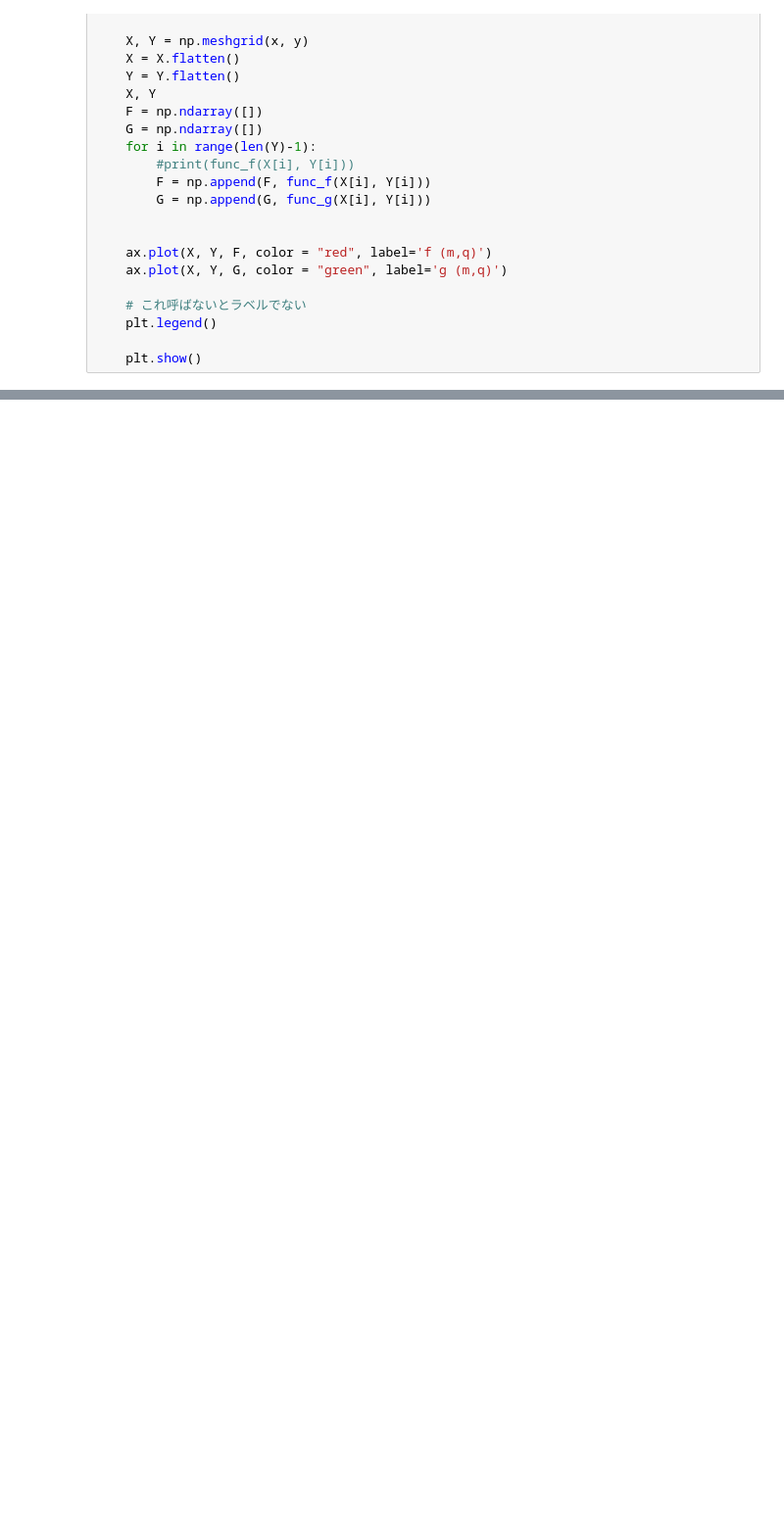
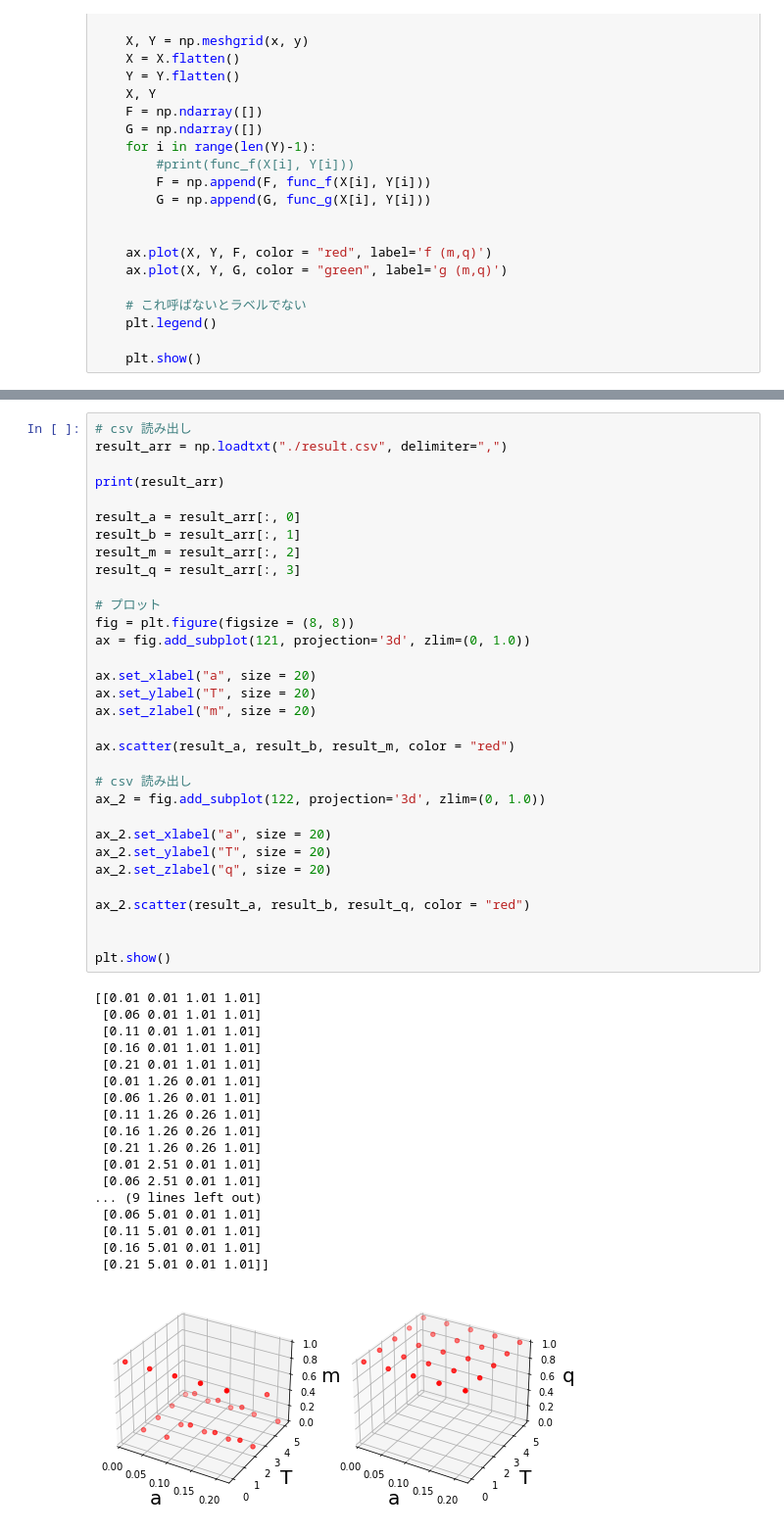
Before and after one commit to yamoyamoto/jupyter, a Jupyter notebook: fp_model/PhaseDiagram.ipynb, the cells around one changed output, grey strips where cells are left out. Shown: that part at 98% size. Cells and saved outputs as stored; diff of their text form; blank space fills up the shorter version.

```diff
--- a/fp_model/PhaseDiagram.ipynb
+++ b/fp_model/PhaseDiagram.ipynb
@@ -249,0 +211,51 @@ i: 11 番目です
+# %%
+# csv 読み出し
+result_arr = np.loadtxt("./result.csv", delimiter=",")
+
+print(result_arr)
+
+result_a = result_arr[:, 0]
+result_b = result_arr[:, 1]
+result_m = result_arr[:, 2]
+result_q = result_arr[:, 3]
+
+# プロット
+fig = plt.figure(figsize = (8, 8))
+ax = fig.add_subplot(121, projection='3d', zlim=(0, 1.0))
+
+ax.set_xlabel("a", size = 20)
+ax.set_ylabel("T", size = 20)
+ax.set_zlabel("m", size = 20)
+
+ax.scatter(result_a, result_b, result_m, color = "red")
+
+# csv 読み出し
+ax_2 = fig.add_subplot(122, projection='3d', zlim=(0, 1.0))
+
+ax_2.set_xlabel("a", size = 20)
+ax_2.set_ylabel("T", size = 20)
+ax_2.set_zlabel("q", size = 20)
+
+ax_2.scatter(result_a, result_b, result_q, color = "red")
+
+
+plt.show()
+# %% [output]
+[[0.01 0.01 1.01 1.01]
+ [0.06 0.01 1.01 1.01]
+ [0.11 0.01 1.01 1.01]
+ [0.16 0.01 1.01 1.01]
+ [0.21 0.01 1.01 1.01]
+ [0.01 1.26 0.01 1.01]
+ [0.06 1.26 0.01 1.01]
+ [0.11 1.26 0.26 1.01]
+ [0.16 1.26 0.26 1.01]
+ [0.21 1.26 0.26 1.01]
+ [0.01 2.51 0.01 1.01]
+ [0.06 2.51 0.01 1.01]
+... (9 lines left out)
+ [0.06 5.01 0.01 1.01]
+ [0.11 5.01 0.01 1.01]
+ [0.16 5.01 0.01 1.01]
+ [0.21 5.01 0.01 1.01]]
+[figure, added]
```
Also changed, not shown: parts of 6 cells of this notebook, 1 other file.
